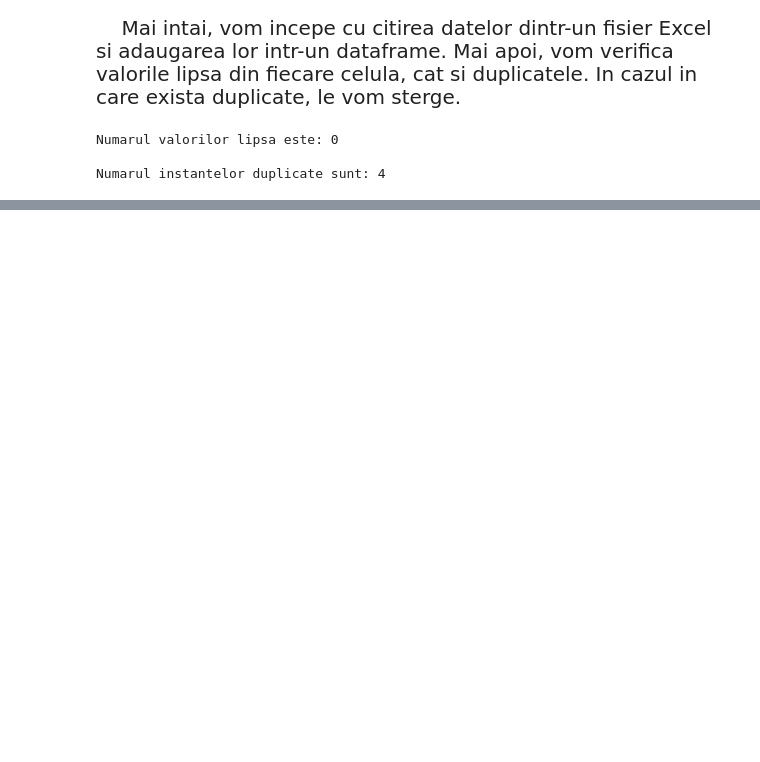
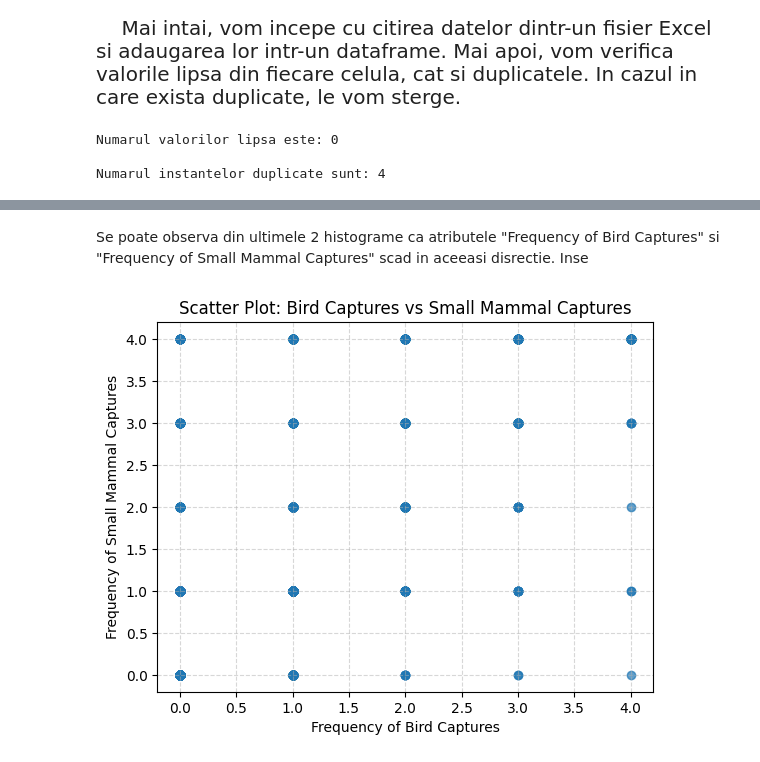
Before and after one commit to zaramihnea/Catology, a Jupyter notebook: catology-backend/Roxana/Homework1.ipynb, the cells around one changed output, grey strips where cells are left out. Cells and saved outputs as stored; diff of their text form; code cells hidden in the pictures; blank space fills up the shorter version.

```diff
--- a/catology-backend/Roxana/Homework1.ipynb
+++ b/catology-backend/Roxana/Homework1.ipynb
@@ -262,0 +205,13 @@ for column in df.columns:
+# %% [markdown]
+Se poate observa din ultimele 2 histograme ca atributele "Frequency of Bird Captures" si "Frequency of Small Mammal Captures" scad in aceeasi disrectie. Inse
+# %%
+import matplotlib.pyplot as plt
+
+plt.scatter(df['Frequency of Bird Captures'], df['Frequency of Small Mammal Captures'], alpha=0.7)
+plt.title('Scatter Plot: Bird Captures vs Small Mammal Captures')
+plt.xlabel('Frequency of Bird Captures')
+plt.ylabel('Frequency of Small Mammal Captures')
+plt.grid(True, linestyle='--', alpha=0.5)
+plt.show()
+# %% [output]
+[figure, added]
```
Also changed, not shown: parts of 54 cells of this notebook, 3 other files.
